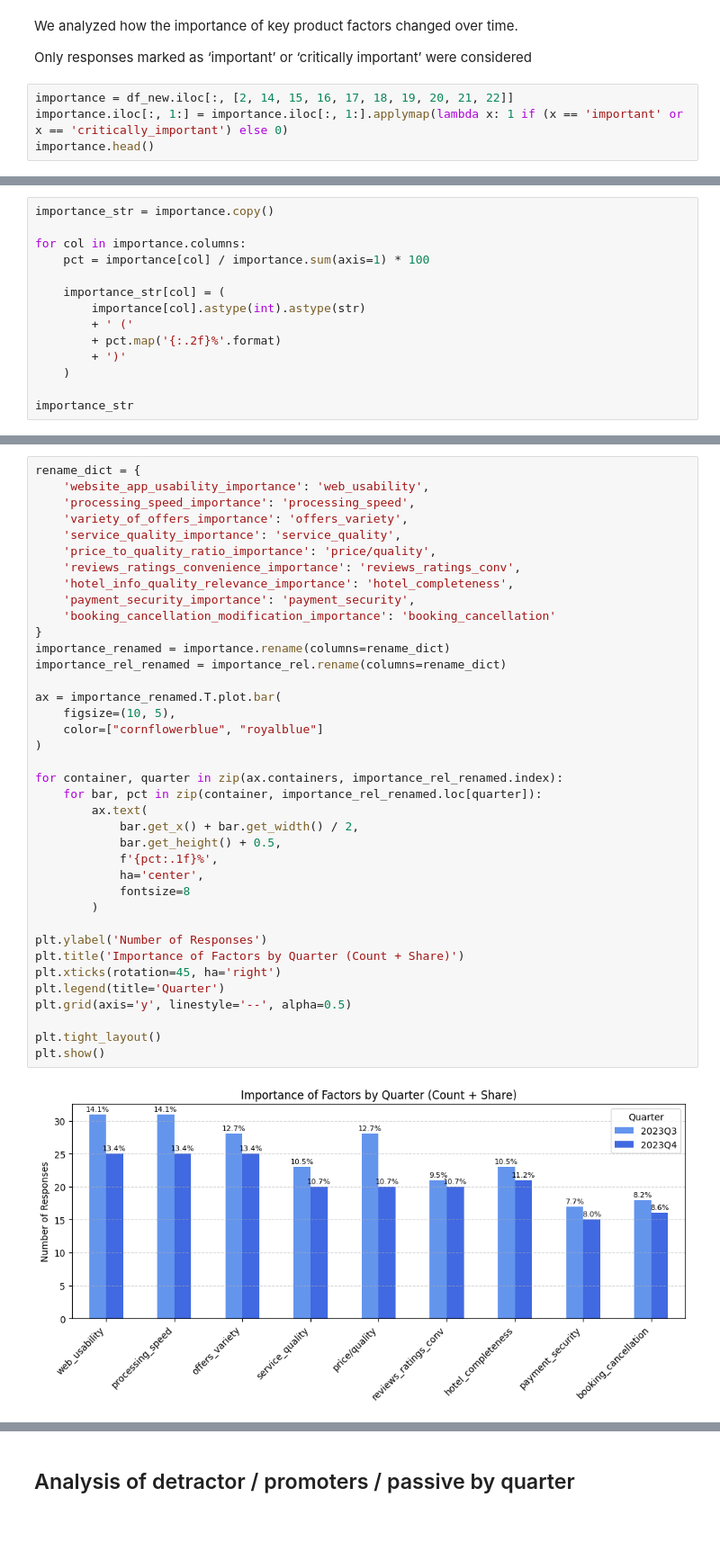
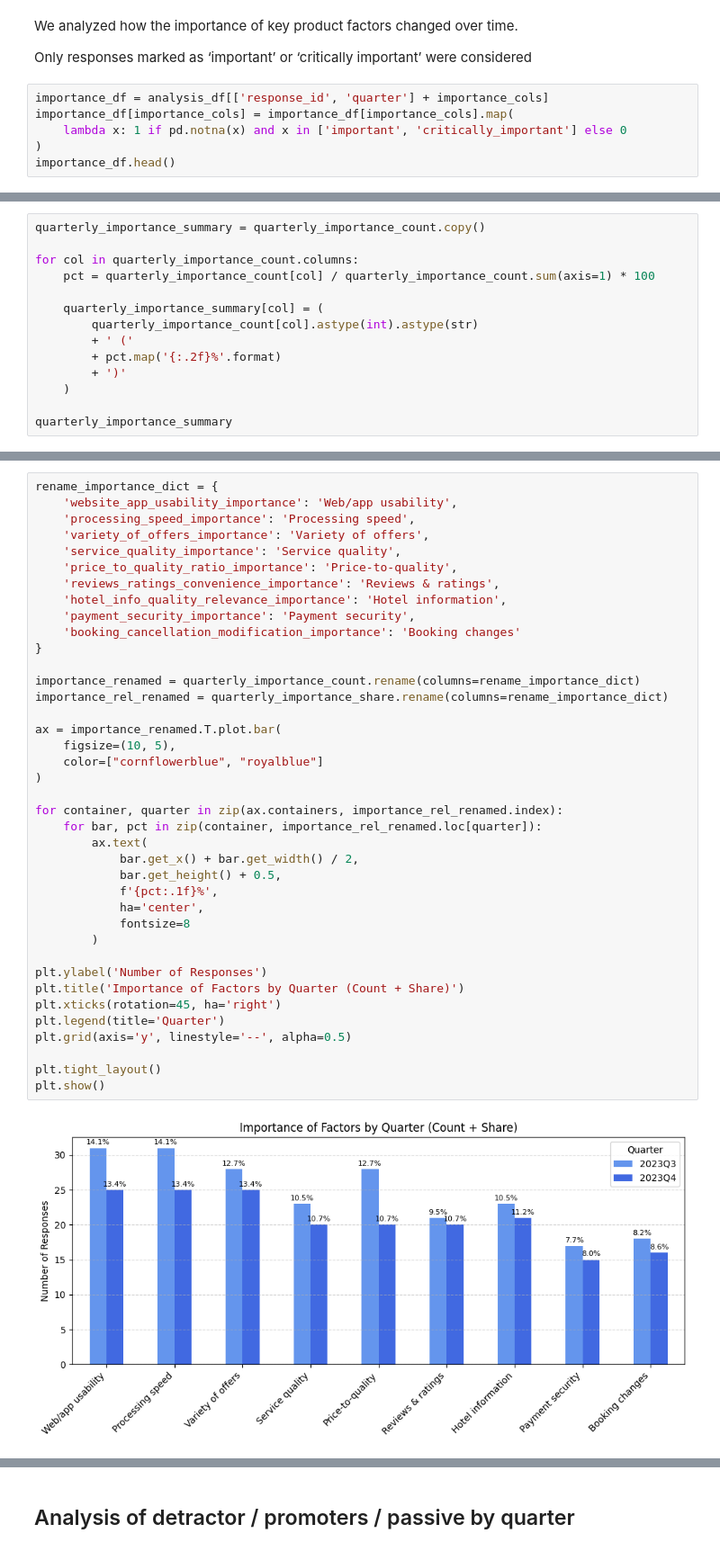
Before and after one commit to anxsel/analytics-portfolio, a Jupyter notebook: hotel-booking-survey-analysis/survey_analysis.ipynb, the cells around one changed output, grey strips where cells are left out. Shown at 90% size. Cells and saved outputs as stored; diff of their text form; blank space fills up the shorter version.

```diff
--- a/hotel-booking-survey-analysis/survey_analysis.ipynb
+++ b/hotel-booking-survey-analysis/survey_analysis.ipynb
@@ -373,7 +397,9 @@ We analyzed how the importance of key product factors changed over time.
 
 Only responses marked as ‘important’ or ‘critically important’ were considered
 # %%
-importance = df_new.iloc[:, [2, 14, 15, 16, 17, 18, 19, 20, 21, 22]]
-importance.iloc[:, 1:] = importance.iloc[:, 1:].applymap(lambda x: 1 if (x == 'important' or x == 'critically_important') else 0)
-importance.head()
+importance_df = analysis_df[['response_id', 'quarter'] + importance_cols]
+importance_df[importance_cols] = importance_df[importance_cols].map(
+    lambda x: 1 if pd.notna(x) and x in ['important', 'critically_important'] else 0
+)
+importance_df.head()
 # %% [output]
@@ -393,19 +422,19 @@ importance
 | 2023Q3 | 31 | 31 | 28 | 23 | ... |
 | 2023Q4 | 25 | 25 | 25 | 20 | ... |
 # %%
-importance_str = importance.copy()
+quarterly_importance_summary = quarterly_importance_count.copy()
 
-for col in importance.columns:
-    pct = importance[col] / importance.sum(axis=1) * 100
+for col in quarterly_importance_count.columns:
+    pct = quarterly_importance_count[col] / quarterly_importance_count.sum(axis=1) * 100
 
-    importance_str[col] = (
-        importance[col].astype(int).astype(str)
+    quarterly_importance_summary[col] = (
+        quarterly_importance_count[col].astype(int).astype(str)
         + ' ('
         + pct.map('{:.2f}%'.format)
         + ')'
     )
 
-importance_str
+quarterly_importance_summary
 # %% [output]
 |  | website_app_usability_importance | processing_speed_importance | variety_of_offers_importance | service_quality_importance | ... |
 | quarter |  |  |  |  | ... |
@@ -418,41 +447,42 @@ Focus on improving the most important factors — usability and processing speed
 # %%
-rename_dict = {
-    'website_app_usability_importance': 'web_usability',
-    'processing_speed_importance': 'processing_speed',
-    'variety_of_offers_importance': 'offers_variety',
-    'service_quality_importance': 'service_quality',
-    'price_to_quality_ratio_importance': 'price/quality',
-    'reviews_ratings_convenience_importance': 'reviews_ratings_conv',
-    'hotel_info_quality_relevance_importance': 'hotel_completeness',
-    'payment_security_importance': 'payment_security',
-    'booking_cancellation_modification_importance': 'booking_cancellation'
+rename_importance_dict = {
+    'website_app_usability_importance': 'Web/app usability',
+    'processing_speed_importance': 'Processing speed',
+    'variety_of_offers_importance': 'Variety of offers',
+    'service_quality_importance': 'Service quality',
+    'price_to_quality_ratio_importance': 'Price-to-quality',
+    'reviews_ratings_convenience_importance': 'Reviews & ratings',
+    'hotel_info_quality_relevance_importance': 'Hotel information',
+    'payment_security_importance': 'Payment security',
+    'booking_cancellation_modification_importance': 'Booking changes'
 }
-importance_renamed = importance.rename(columns=rename_dict)
-importance_rel_renamed = importance_rel.rename(columns=rename_dict)
+
+importance_renamed = quarterly_importance_count.rename(columns=rename_importance_dict)
+importance_rel_renamed = quarterly_importance_share.rename(columns=rename_importance_dict)
 
 ax = importance_renamed.T.plot.bar(
     figsize=(10, 5),
     color=["cornflowerblue", "royalblue"]
 )
 
 for container, quarter in zip(ax.containers, importance_rel_renamed.index):
     for bar, pct in zip(container, importance_rel_renamed.loc[quarter]):
         ax.text(
             bar.get_x() + bar.get_width() / 2,
             bar.get_height() + 0.5,
             f'{pct:.1f}%',
             ha='center',
             fontsize=8
         )
 
 plt.ylabel('Number of Responses')
 plt.title('Importance of Factors by Quarter (Count + Share)')
 plt.xticks(rotation=45, ha='right')
 plt.legend(title='Quarter')
 plt.grid(axis='y', linestyle='--', alpha=0.5)
 
 plt.tight_layout()
 plt.show()
 # %% [output]
-[figure, old version]
+[figure, new version]
 # %% [markdown]
```
Also changed, not shown: parts of 39 cells of this notebook.
